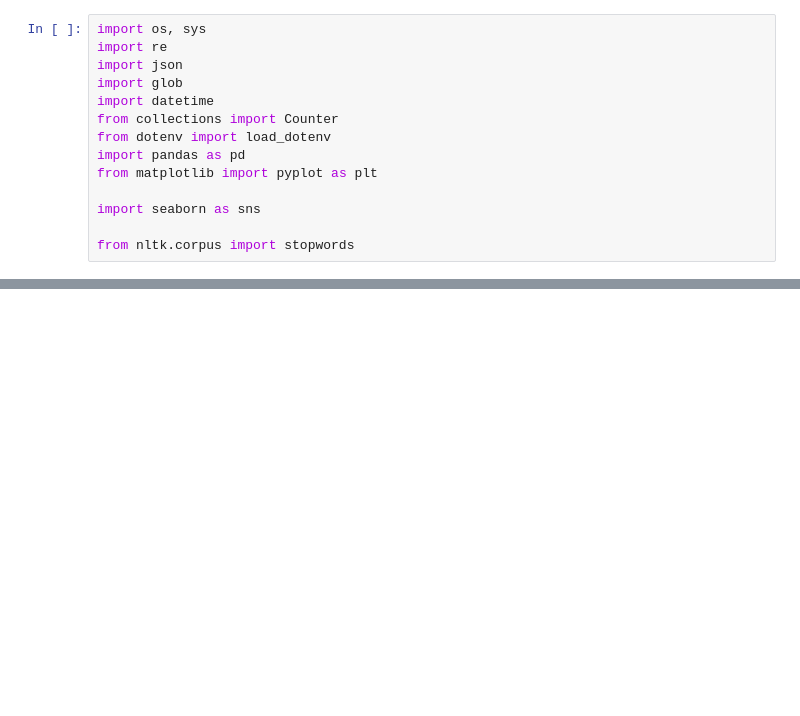
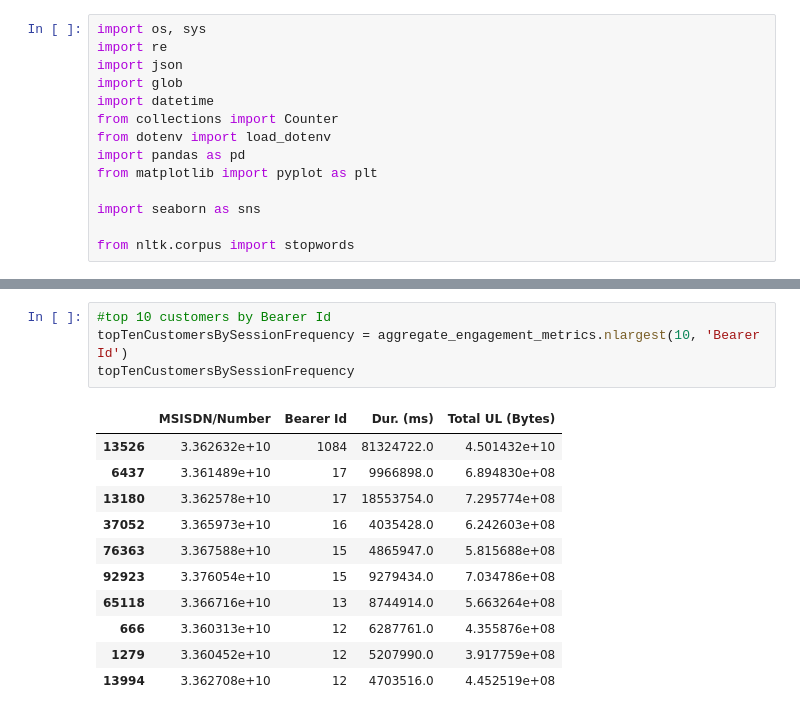
Before and after one commit to jadmassu/tellco, a Jupyter notebook: notbook/user_behaviour_analysis.ipynb, the cells around one changed output, grey strips where cells are left out. Saved outputs shown, nothing was run; the diff lists cells and outputs as text; blank space fills up the shorter version.

```diff
--- a/notbook/user_behaviour_analysis.ipynb
+++ b/notbook/user_behaviour_analysis.ipynb
@@ -28,0 +39,16 @@ Database connection established successfully.
+# %%
+#top 10 customers by Bearer Id
+topTenCustomersBySessionFrequency = aggregate_engagement_metrics.nlargest(10, 'Bearer Id')
+topTenCustomersBySessionFrequency
+# %% [output]
+|  | MSISDN/Number | Bearer Id | Dur. (ms) | Total UL (Bytes) |
+| 13526 | 3.362632e+10 | 1084 | 81324722.0 | 4.501432e+10 |
+| 6437 | 3.361489e+10 | 17 | 9966898.0 | 6.894830e+08 |
+| 13180 | 3.362578e+10 | 17 | 18553754.0 | 7.295774e+08 |
+| 37052 | 3.365973e+10 | 16 | 4035428.0 | 6.242603e+08 |
+| 76363 | 3.367588e+10 | 15 | 4865947.0 | 5.815688e+08 |
+| 92923 | 3.376054e+10 | 15 | 9279434.0 | 7.034786e+08 |
+| 65118 | 3.366716e+10 | 13 | 8744914.0 | 5.663264e+08 |
+| 666 | 3.360313e+10 | 12 | 6287761.0 | 4.355876e+08 |
+| 1279 | 3.360452e+10 | 12 | 5207990.0 | 3.917759e+08 |
+| 13994 | 3.362708e+10 | 12 | 4703516.0 | 4.452519e+08 |
```
Also changed, not shown: parts of 15 cells of this notebook, 1 other file.
